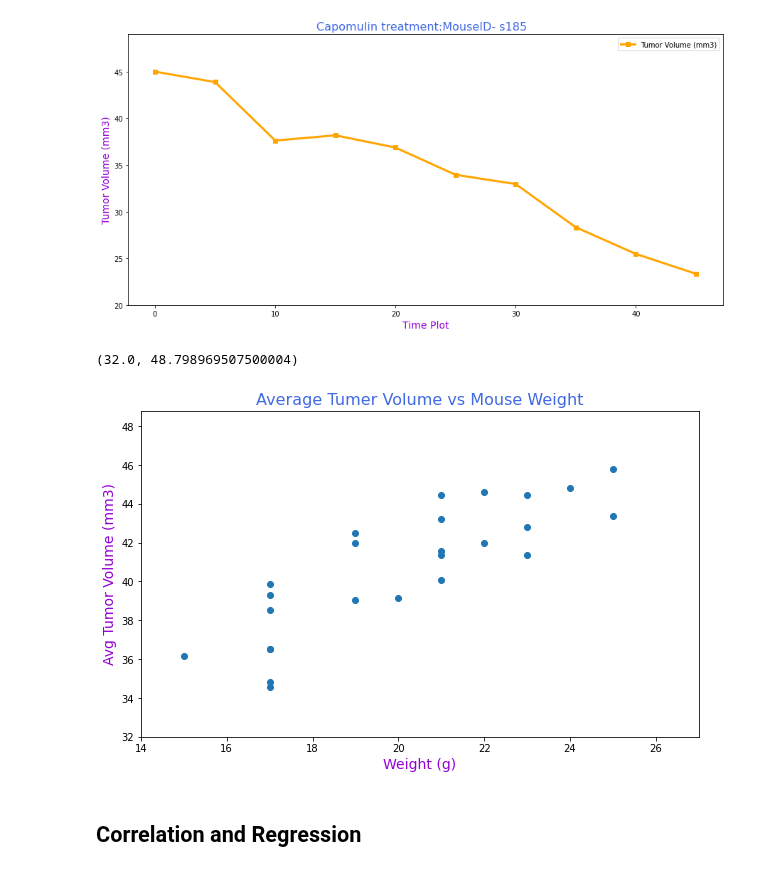
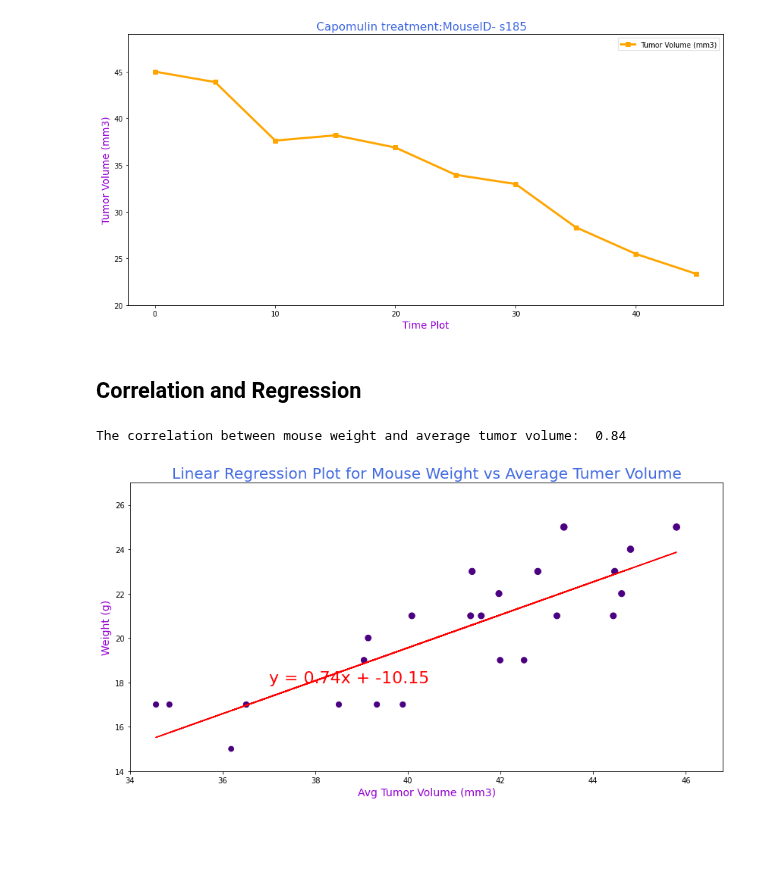
Before and after one commit to divya-gh/Matplotlib-Challenge, a Jupyter notebook: Pymaceuticals/pymaceuticals_starter.ipynb, the cells around one changed output. Cells and saved outputs as stored; diff of their text form; code cells hidden in the pictures; blank space fills up the shorter version.

Commit message:
linear regression done

```diff
--- a/Pymaceuticals/pymaceuticals_starter.ipynb
+++ b/Pymaceuticals/pymaceuticals_starter.ipynb
@@ -497,20 +497,49 @@ Capomulin_plot.set_ylim(20, max(Capomulin_Single_Mouse_df['Tumor Volume (mm3)'])
 # %%
 # Generate a scatter plot of average tumor volume vs. mouse weight for the Capomulin regimen
 Capomulin_Scatter = Capomulin_df[['Mouse ID','Weight (g)','Tumor Volume (mm3)']].groupby('Mouse ID')
-y_axis =Capomulin_Scatter['Tumor Volume (mm3)'].mean()
-x_axis = Capomulin_Scatter['Weight (g)'].first()
-plt.figure(figsize=(10,6))
-plt.scatter(x_axis, y_axis)
-plt.title("Average Tumer Volume vs Mouse Weight" , fontsize =16 ,color ="royalblue" )
-plt.xlabel('Weight (g)',fontsize =14 ,color ="darkviolet" )
-plt.ylabel('Avg Tumor Volume (mm3)',fontsize =14 ,color ="darkviolet" )
-plt.xlim(14 , max(x_axis)+2)
-plt.ylim(32 , max(y_axis)+3)
+x_axis_scatter =Capomulin_Scatter['Tumor Volume (mm3)'].mean()
+y_axis_scatter = Capomulin_Scatter['Weight (g)'].first()
+
+s = [n*3 for n in y_axis_scatter]
+plt.figure(figsize=(14,7))
+plt.scatter(x_axis_scatter, y_axis_scatter, color = 'darkblue' , marker ='o',s =s  , label = "Tumer Volume")
+plt.title("Average Tumer Volume vs Mouse Weight" , fontsize =20 ,color ="royalblue" )
+plt.ylabel('Weight (g)',fontsize =14 ,color ="darkviolet" )
+plt.xlabel('Avg Tumor Volume (mm3)',fontsize =14 ,color ="darkviolet" )
+plt.legend(loc ='upper left' , fontsize = 10)
+plt.ylim(14 , max(y_axis_scatter)+2)
+plt.xlim(34 , max(x_axis_scatter)+1)
+plt.tight_layout()
+plt.show()
-# %% [output]
-(32.0, 48.798969507500004)
-[figure, removed]
 # %% [markdown]
 ## Correlation and Regression
 # %%
 # Calculate the correlation coefficient and linear regression model
 # for mouse weight and average tumor volume for the Capomulin regimen
+
+#Correlation Coefficiant for Capomulin regimen
+correlation = st.pearsonr(x_axis_scatter,y_axis_scatter)
+print(f"The correlation between mouse weight and average tumor volume:  {round(correlation[0],2)}")
+# %% [output]
+The correlation between mouse weight and average tumor volume:  0.84
+# %%
+#Linear regression model for  Mouse weight and average tumor volume for the Capomulin regimen
+(slope, intercept, rvalue, pvalue, stderr) = st.linregress(x_axis_scatter, y_axis_scatter)
+regress_values = x_axis_scatter * slope + intercept
+line_eq = "y = " + str(round(slope,2)) + "x + " + str(round(intercept,2))
+
+
+plt.figure(figsize=(14,7))
+plt.scatter(x_axis_scatter, y_axis_scatter,color = 'indigo' , marker ='o',s =s  , label = "Tumer Volume")
+plt.plot(x_axis_scatter,regress_values,"r-")
+plt.annotate(line_eq,(37,18),fontsize=22,color="red")
+plt.title("Linear Regression Plot for Mouse Weight vs Average Tumer Volume" , fontsize =20 ,color ="royalblue" )
+plt.xlabel('Avg Tumor Volume (mm3)',fontsize =14 ,color ="darkviolet")
+plt.ylabel('Weight (g)',fontsize =14 ,color ="darkviolet" )
+plt.ylim(14 , max(y_axis_scatter)+2)
+plt.xlim(34 , max(x_axis_scatter)+1)
+
+plt.show()
+plt.tight_layout()
+# %% [output]
+[figure, added]
```
